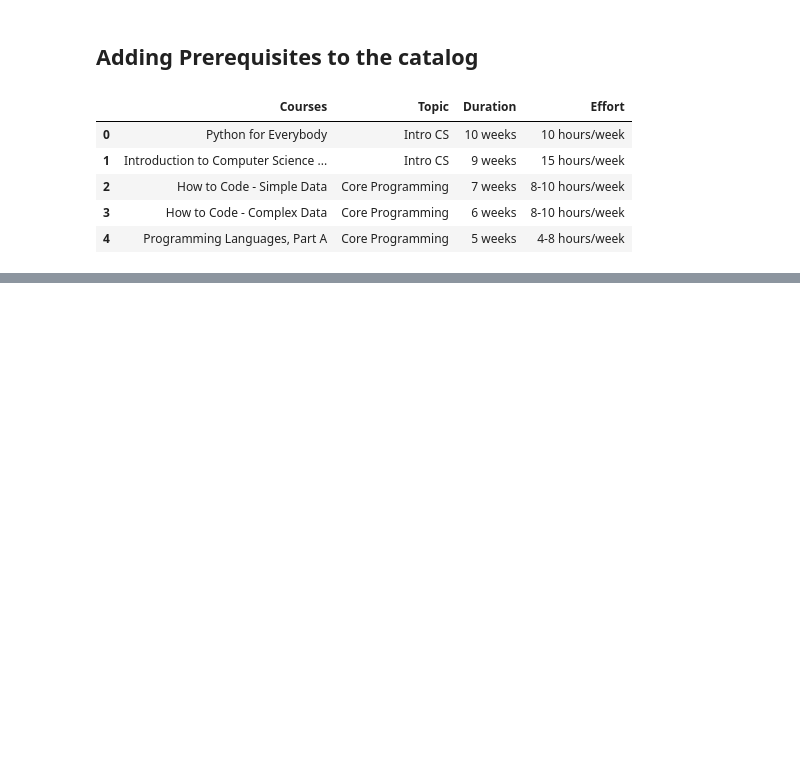
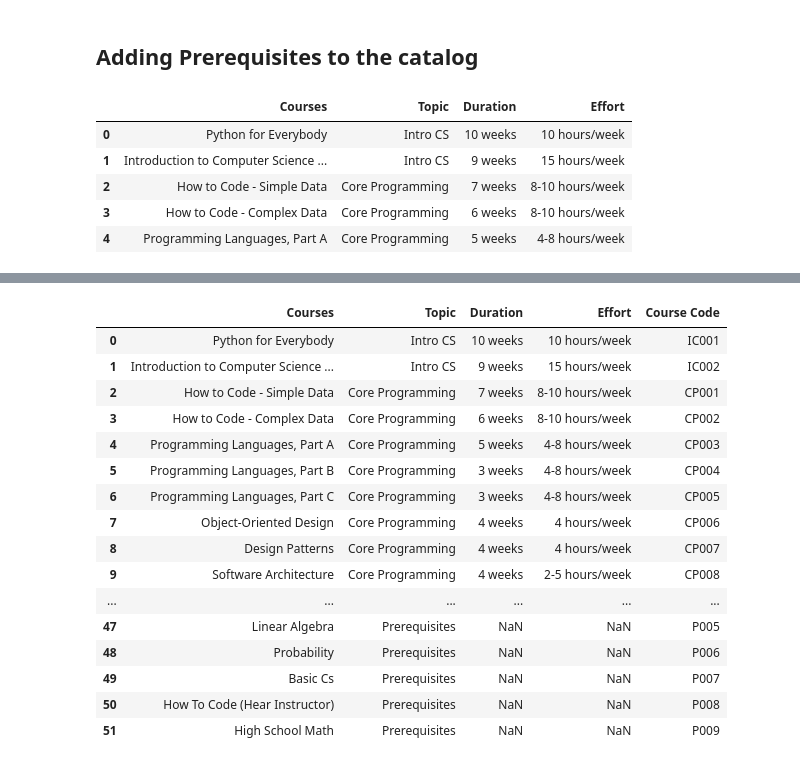
Before and after one commit to muhesh-kumar/curriculum-schedular, a Jupyter notebook: notebooks/data-cleaning.ipynb, the cells around one changed output, grey strips where cells are left out. Drawn from its saved outputs; the diff is of its cells as text; code cells hidden in the pictures; blank space fills up the shorter version.

```diff
--- a/notebooks/data-cleaning.ipynb
+++ b/notebooks/data-cleaning.ipynb
@@ -190,0 +234,20 @@ curr
+# %%
+curr
+# %% [output]
+|  | Courses | Topic | Duration | Effort | Course Code |
+| 0 | Python for Everybody | Intro CS | 10 weeks | 10 hours/week | IC001 |
+| 1 | Introduction to Computer Science ... | Intro CS | 9 weeks | 15 hours/week | IC002 |
+| 2 | How to Code - Simple Data | Core Programming | 7 weeks | 8-10 hours/week | CP001 |
+| 3 | How to Code - Complex Data | Core Programming | 6 weeks | 8-10 hours/week | CP002 |
+| 4 | Programming Languages, Part A | Core Programming | 5 weeks | 4-8 hours/week | CP003 |
+| 5 | Programming Languages, Part B | Core Programming | 3 weeks | 4-8 hours/week | CP004 |
+| 6 | Programming Languages, Part C | Core Programming | 3 weeks | 4-8 hours/week | CP005 |
+| 7 | Object-Oriented Design | Core Programming | 4 weeks | 4 hours/week | CP006 |
+| 8 | Design Patterns | Core Programming | 4 weeks | 4 hours/week | CP007 |
+| 9 | Software Architecture | Core Programming | 4 weeks | 2-5 hours/week | CP008 |
+| ... | ... | ... | ... | ... | ... |
+| 47 | Linear Algebra | Prerequisites | NaN | NaN | P005 |
+| 48 | Probability | Prerequisites | NaN | NaN | P006 |
+| 49 | Basic Cs | Prerequisites | NaN | NaN | P007 |
+| 50 | How To Code (Hear Instructor) | Prerequisites | NaN | NaN | P008 |
+| 51 | High School Math | Prerequisites | NaN | NaN | P009 |
```
Also changed, not shown: parts of 8 cells of this notebook, 1 other file.
